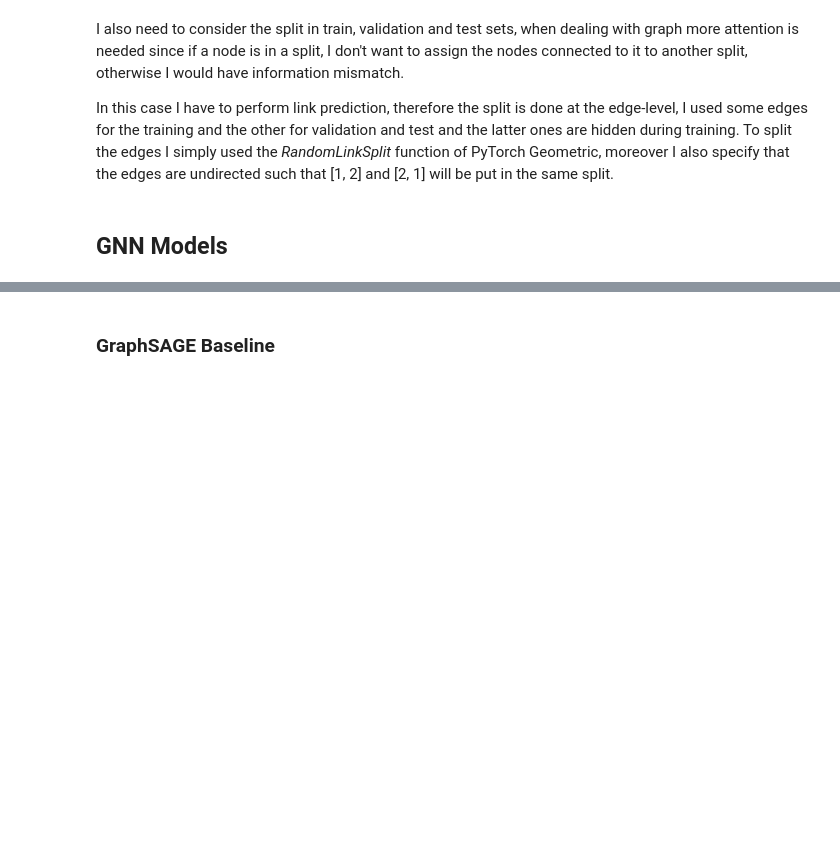
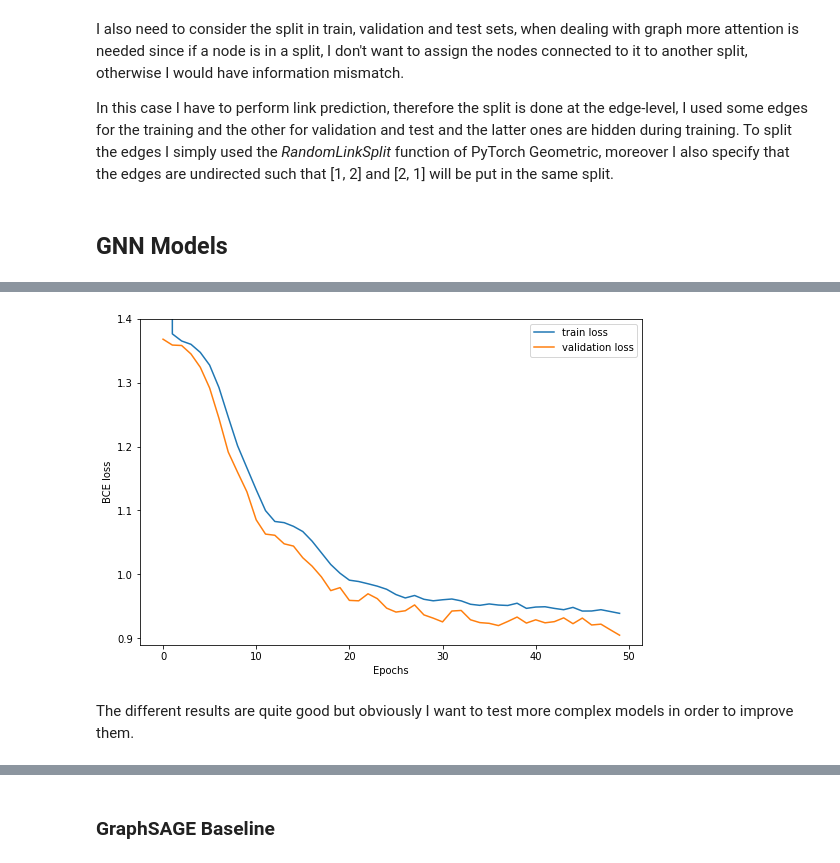
Before and after one commit to DanieleMorotti/Songs-recommendation-from-lyrics, a Jupyter notebook: songs_lyrics_GNN.ipynb, the cells around one changed output, grey strips where cells are left out. Drawn from its saved outputs; the diff is of its cells as text; code cells hidden in the pictures; blank space fills up the shorter version.

```diff
--- a/songs_lyrics_GNN.ipynb
+++ b/songs_lyrics_GNN.ipynb
@@ -452,0 +997,15 @@ test_data = test_data.to(device)
+# %%
+hidden_dimension = 256
+
+model = GCN(emb.size(1), hidden_dimension, hidden_dimension, 5, 0.3).to(device)
+predictor = DotProductLinkPredictor().to(device)
+# %%
+optimizer = torch.optim.Adam(
+            list(model.parameters())  +
+            list(predictor.parameters()), lr=0.001)
+
+scheduler = torch.optim.lr_scheduler.ReduceLROnPlateau(optimizer, 'min', factor=0.2, patience=10,
+                                                        threshold=0.0001)
+
+loss, val_loss = train(model, predictor, emb, adj_t, train_data, val_data, torch.nn.BCELoss(),
+                    optimizer, scheduler, 64 * 1024, 50, verbose=True)
@@ -452,0 +1025,6 @@ test_data = test_data.to(device)
+# %%
+plot_loss(loss, val_loss, (0.89, 1.4), (9, 6))
+# %% [output]
+[figure, added]
+# %% [markdown]
+The different results are quite good but obviously I want to test more complex models in order to improve them.
```
Also changed, not shown: parts of 68 cells of this notebook.
